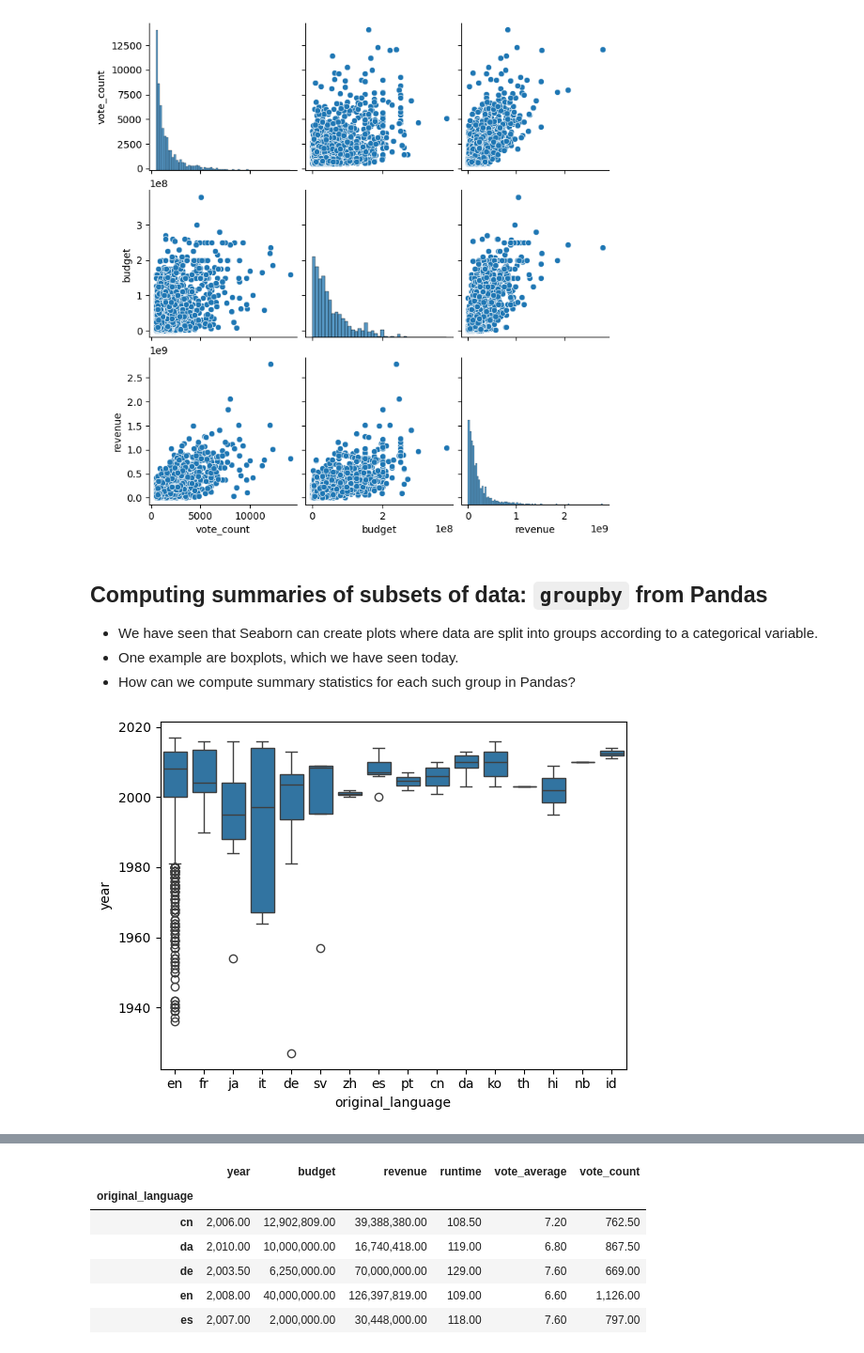
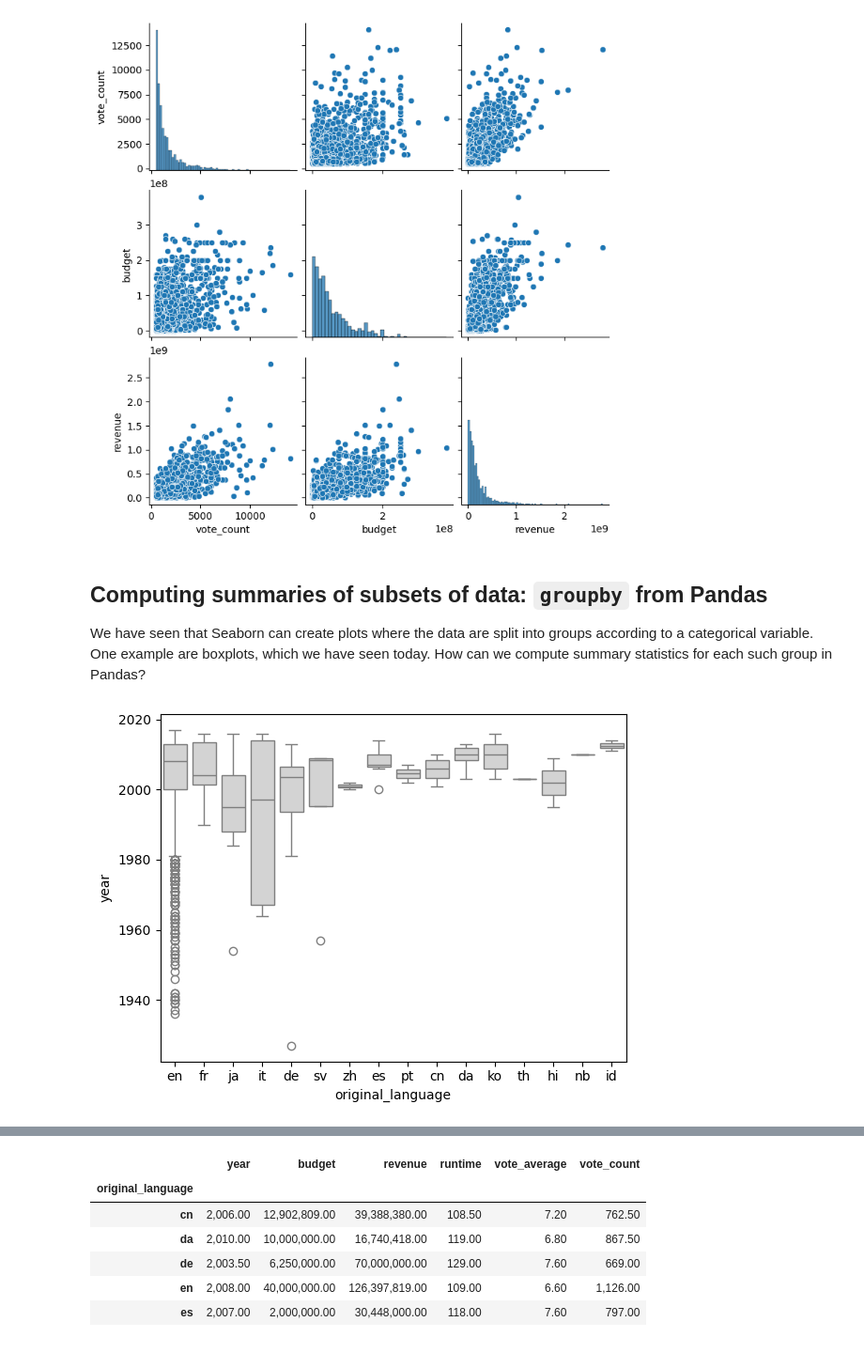
Before and after one commit to bbrejova/viz, a Jupyter notebook: notebooks/L04_Summary_statistics.ipynb, the cells around one changed output, grey strips where cells are left out. Shown at 94% size. Drawn from its saved outputs; the diff is of its cells as text; code cells hidden in the pictures.

```diff
--- a/notebooks/L04_Summary_statistics.ipynb
+++ b/notebooks/L04_Summary_statistics.ipynb
@@ -596,12 +621,10 @@ pass
 # %% [markdown]
 ## Computing summaries of subsets of data: `groupby` from Pandas
 
-* We have seen that Seaborn can create plots where data are split into groups according to a categorical variable.
-* One example are boxplots, which we have seen today.
-* How can we compute summary statistics for each such group in Pandas?
+We have seen that Seaborn can create plots where the data are split into groups according to a categorical variable. One example are boxplots, which we have seen today. How can we compute summary statistics for each such group in Pandas?
 # %%
-sns.boxplot(data=movies, x='original_language', y='year')
+sns.boxplot(data=movies, x='original_language', y='year', color='lightgrey')
 pass
 # %% [output]
-[figure, old version]
+[figure, new version]
 # %% [markdown]
```
Also changed, not shown: parts of 53 cells of this notebook, 5 other files.
